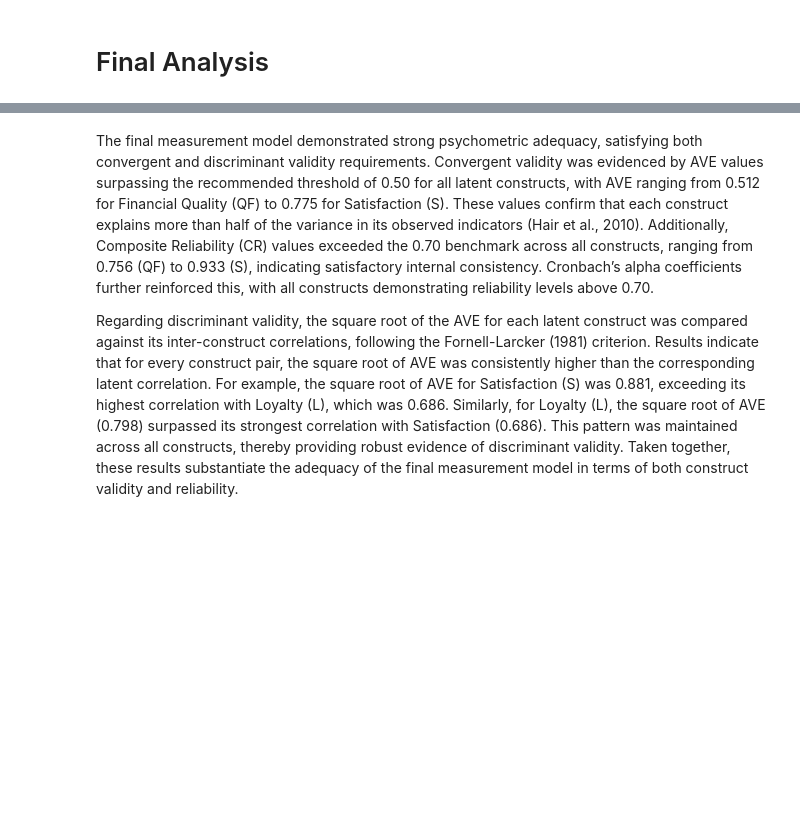
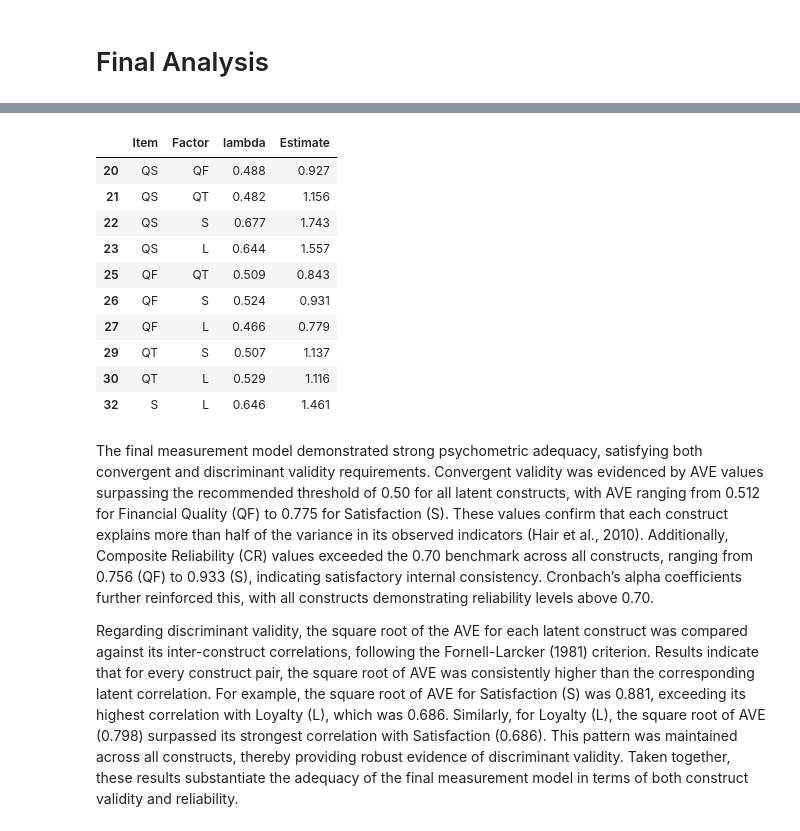
Before and after one commit to VictorValar/python-structural-equation-modeling-guide, a Jupyter notebook: practice 1/practice_1.ipynb, the cells around one changed output, grey strips where cells are left out. Cells and saved outputs as stored; diff of their text form; code cells hidden in the pictures; blank space fills up the shorter version.

```diff
--- a/practice 1/practice_1.ipynb
+++ b/practice 1/practice_1.ipynb
@@ -616,3 +625,17 @@ construct_validity_df
+# %%
+refined_factor_correlation_df
+# %% [output]
+|  | Item | Factor | lambda | Estimate |
+| 20 | QS | QF | 0.488 | 0.927 |
+| 21 | QS | QT | 0.482 | 1.156 |
+| 22 | QS | S | 0.677 | 1.743 |
+| 23 | QS | L | 0.644 | 1.557 |
+| 25 | QF | QT | 0.509 | 0.843 |
+| 26 | QF | S | 0.524 | 0.931 |
+| 27 | QF | L | 0.466 | 0.779 |
+| 29 | QT | S | 0.507 | 1.137 |
+| 30 | QT | L | 0.529 | 1.116 |
+| 32 | S | L | 0.646 | 1.461 |
 # %% [markdown]
 The final measurement model demonstrated strong psychometric adequacy, satisfying both convergent and discriminant validity requirements. Convergent validity was evidenced by AVE values surpassing the recommended threshold of 0.50 for all latent constructs, with AVE ranging from 0.512 for Financial Quality (QF) to 0.775 for Satisfaction (S). These values confirm that each construct explains more than half of the variance in its observed indicators (Hair et al., 2010). Additionally, Composite Reliability (CR) values exceeded the 0.70 benchmark across all constructs, ranging from 0.756 (QF) to 0.933 (S), indicating satisfactory internal consistency. Cronbach’s alpha coefficients further reinforced this, with all constructs demonstrating reliability levels above 0.70.
 
```
Also changed, not shown: parts of 8 cells of this notebook, 3 other files.
